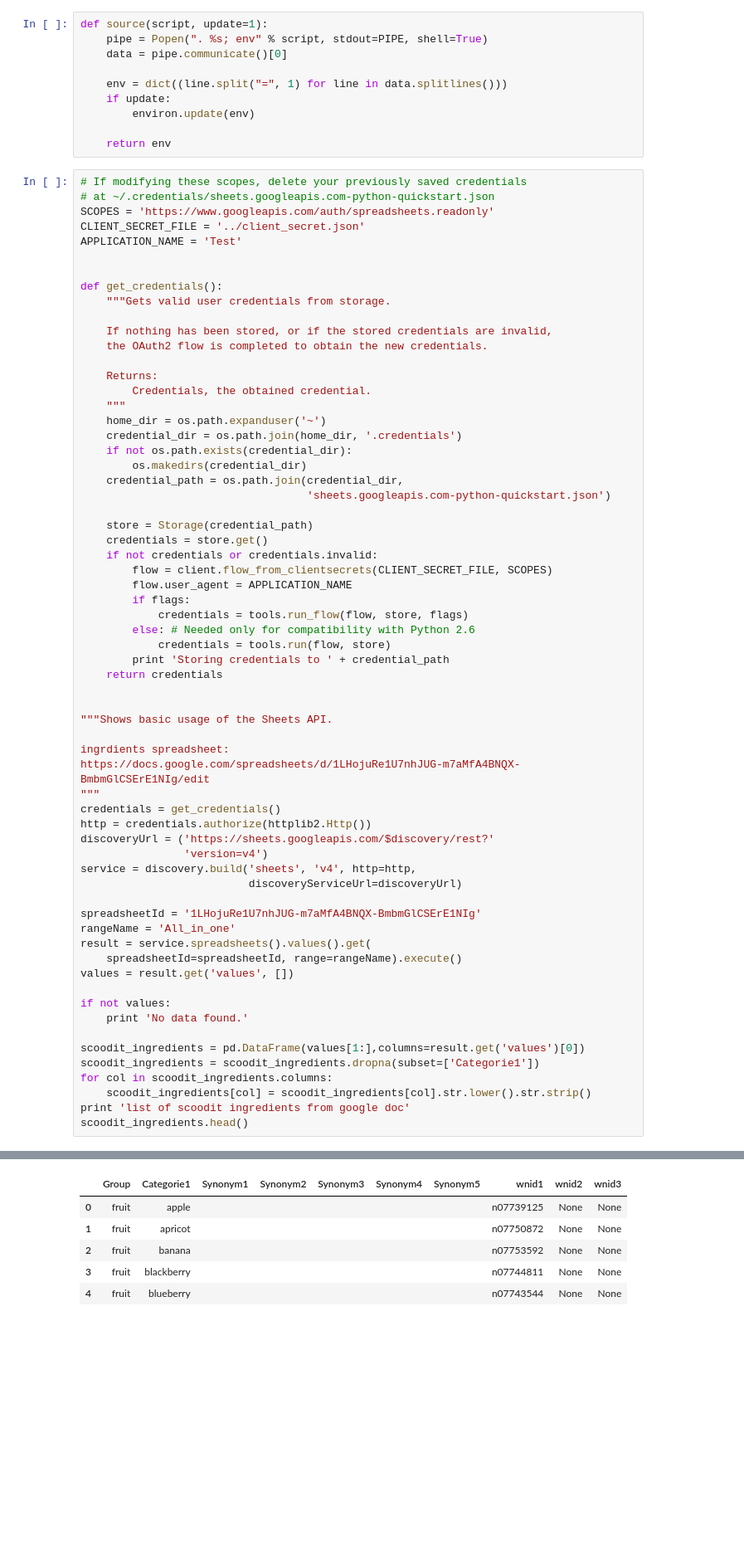
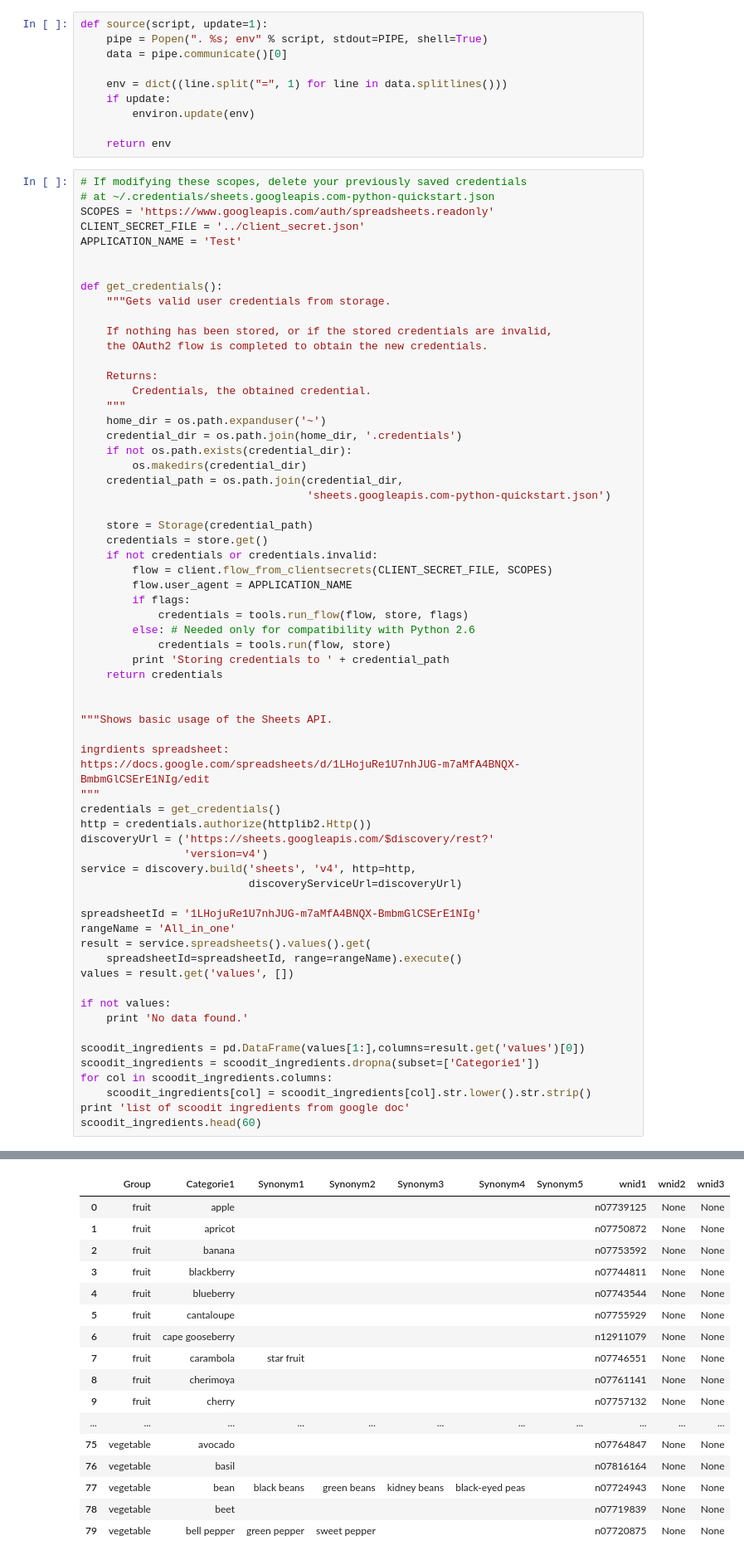
Before and after one commit to nsckir/groceries-classification, a Jupyter notebook: notebooks/01_nsckir_download_orig_imagenet_images.ipynb, the cells around one changed output, grey strips where cells are left out. Shown at 83% size. Saved outputs shown, nothing was run; the diff lists cells and outputs as text; blank space fills up the shorter version.

```diff
--- a/notebooks/01_nsckir_download_orig_imagenet_images.ipynb
+++ b/notebooks/01_nsckir_download_orig_imagenet_images.ipynb
@@ -70,31 +70,42 @@ https://docs.google.com/spreadsheets/d/1LHojuRe1U7nhJUG-m7aMfA4BNQX-BmbmGlCSErE1
 """
 credentials = get_credentials()
 http = credentials.authorize(httplib2.Http())
 discoveryUrl = ('https://sheets.googleapis.com/$discovery/rest?'
                 'version=v4')
 service = discovery.build('sheets', 'v4', http=http,
                           discoveryServiceUrl=discoveryUrl)
 
 spreadsheetId = '1LHojuRe1U7nhJUG-m7aMfA4BNQX-BmbmGlCSErE1NIg'
 rangeName = 'All_in_one'
 result = service.spreadsheets().values().get(
     spreadsheetId=spreadsheetId, range=rangeName).execute()
 values = result.get('values', [])
 
 if not values:
     print 'No data found.'
 
 scoodit_ingredients = pd.DataFrame(values[1:],columns=result.get('values')[0])
 scoodit_ingredients = scoodit_ingredients.dropna(subset=['Categorie1'])
 for col in scoodit_ingredients.columns:
     scoodit_ingredients[col] = scoodit_ingredients[col].str.lower().str.strip()
 print 'list of scoodit ingredients from google doc'
-scoodit_ingredients.head()
+scoodit_ingredients.head(60)
 # %% [output]
 list of scoodit ingredients from google doc
 |  | Group | Categorie1 | Synonym1 | Synonym2 | Synonym3 | Synonym4 | Synonym5 | wnid1 | wnid2 | wnid3 |
 | 0 | fruit | apple |  |  |  |  |  | n07739125 | None | None |
 | 1 | fruit | apricot |  |  |  |  |  | n07750872 | None | None |
 | 2 | fruit | banana |  |  |  |  |  | n07753592 | None | None |
 | 3 | fruit | blackberry |  |  |  |  |  | n07744811 | None | None |
 | 4 | fruit | blueberry |  |  |  |  |  | n07743544 | None | None |
+| 5 | fruit | cantaloupe |  |  |  |  |  | n07755929 | None | None |
+| 6 | fruit | cape gooseberry |  |  |  |  |  | n12911079 | None | None |
+| 7 | fruit | carambola | star fruit |  |  |  |  | n07746551 | None | None |
+| 8 | fruit | cherimoya |  |  |  |  |  | n07761141 | None | None |
+| 9 | fruit | cherry |  |  |  |  |  | n07757132 | None | None |
+| ... | ... | ... | ... | ... | ... | ... | ... | ... | ... | ... |
+| 75 | vegetable | avocado |  |  |  |  |  | n07764847 | None | None |
+| 76 | vegetable | basil |  |  |  |  |  | n07816164 | None | None |
+| 77 | vegetable | bean | black beans | green beans | kidney beans | black-eyed peas |  | n07724943 | None | None |
+| 78 | vegetable | beet |  |  |  |  |  | n07719839 | None | None |
+| 79 | vegetable | bell pepper | green pepper | sweet pepper |  |  |  | n07720875 | None | None |
```
Also changed, not shown: parts of 7 cells of this notebook, 2 other files.
